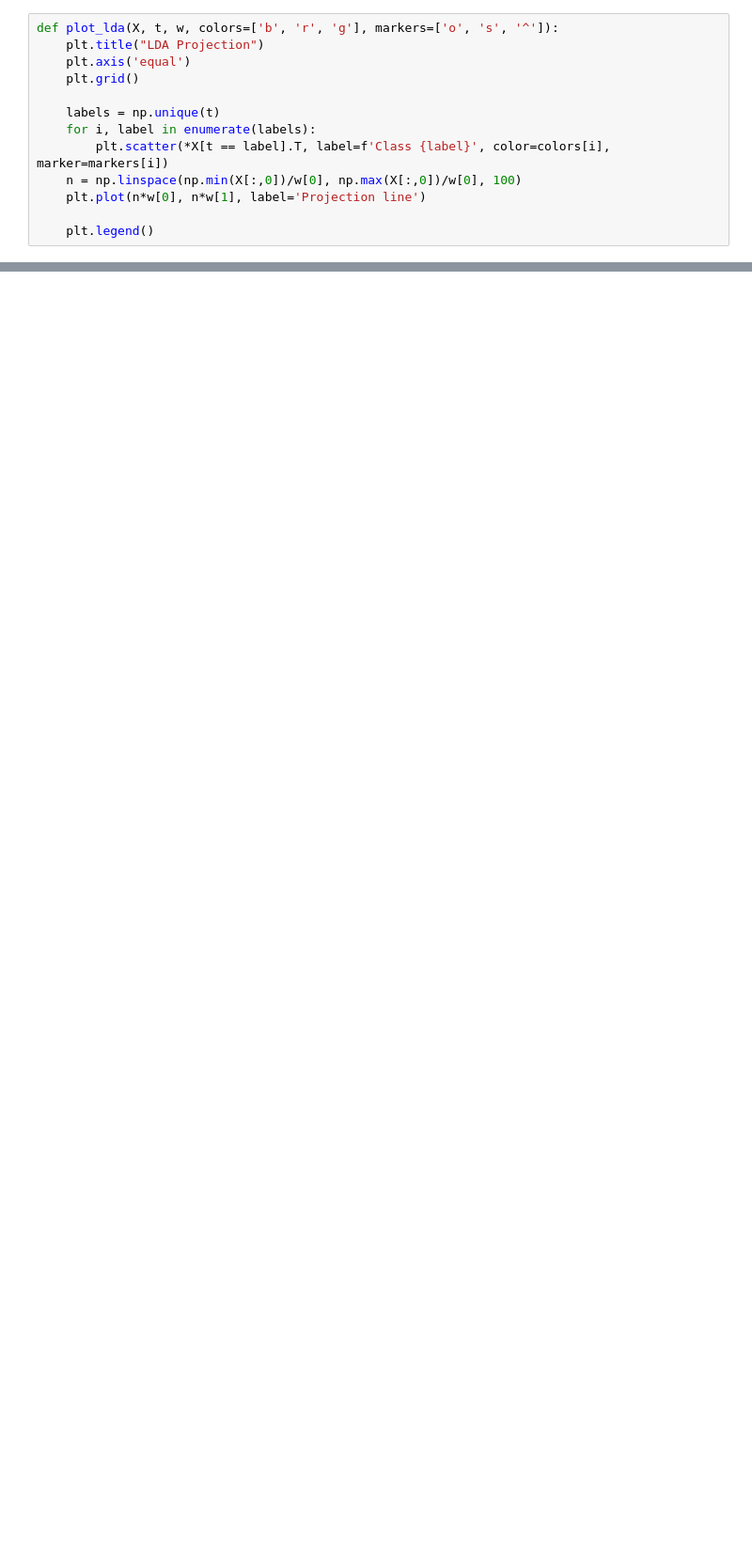
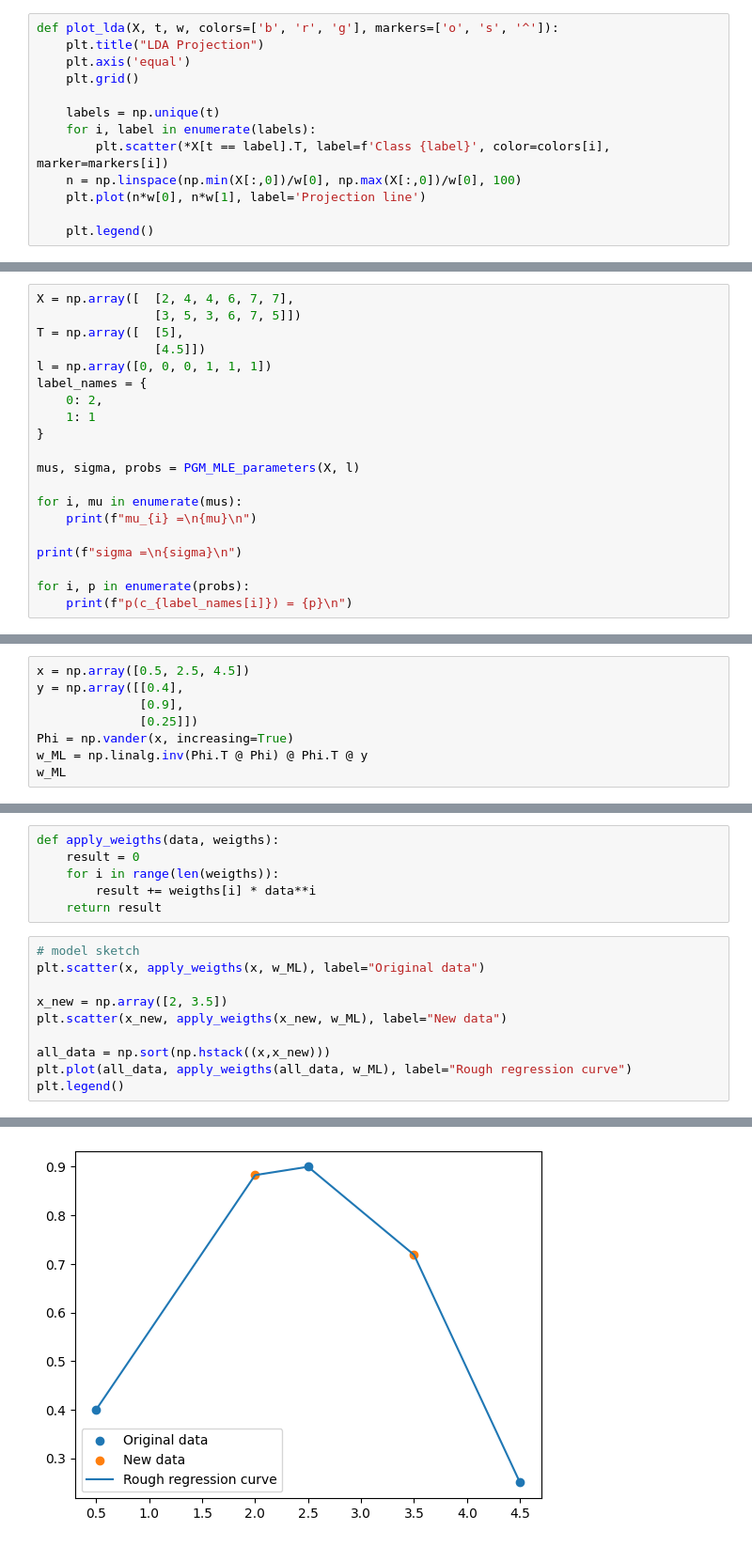
Before and after one commit to Khanrik/UniFolder, a Jupyter notebook: 5. Semester/Machine Learning/Function Templates.ipynb, the cells around one changed output, grey strips where cells are left out. Shown at 94% size. Saved outputs shown, nothing was run; the diff lists cells and outputs as text; blank space fills up the shorter version.

```diff
--- a/5. Semester/Machine Learning/Function Templates.ipynb
+++ b/5. Semester/Machine Learning/Function Templates.ipynb
@@ -105,0 +217,20 @@ def nearest_centroid_based_class(x, mus, covariances):
+# %%
+X = np.array([  [2, 4, 4, 6, 7, 7],
+                [3, 5, 3, 6, 7, 5]])
+T = np.array([  [5],
+                [4.5]])
+l = np.array([0, 0, 0, 1, 1, 1])
+label_names = {
+    0: 2,
+    1: 1
+}
+
+mus, sigma, probs = PGM_MLE_parameters(X, l)
+
+for i, mu in enumerate(mus):
+    print(f"mu_{i} =\n{mu}\n")
+
+print(f"sigma =\n{sigma}\n")
+
+for i, p in enumerate(probs):
+    print(f"p(c_{label_names[i]}) = {p}\n")
@@ -105,0 +719,8 @@ def nearest_centroid_based_class(x, mus, covariances):
+# %%
+x = np.array([0.5, 2.5, 4.5])
+y = np.array([[0.4],
+              [0.9],
+              [0.25]])
+Phi = np.vander(x, increasing=True)
+w_ML = np.linalg.inv(Phi.T @ Phi) @ Phi.T @ y
+w_ML
@@ -105,0 +733,17 @@ def nearest_centroid_based_class(x, mus, covariances):
+# %%
+def apply_weigths(data, weigths):
+    result = 0
+    for i in range(len(weigths)):
+        result += weigths[i] * data**i
+    return result
+# %%
+# model sketch
+plt.scatter(x, apply_weigths(x, w_ML), label="Original data")
+
+x_new = np.array([2, 3.5])
+plt.scatter(x_new, apply_weigths(x_new, w_ML), label="New data")
+
+all_data = np.sort(np.hstack((x,x_new)))
+plt.plot(all_data, apply_weigths(all_data, w_ML), label="Rough regression curve")
+plt.legend()
+# %% [output]
@@ -105,0 +751 @@ def nearest_centroid_based_class(x, mus, covariances):
+[figure, added]
```
Also changed, not shown: parts of 51 cells of this notebook, 17 other files.
